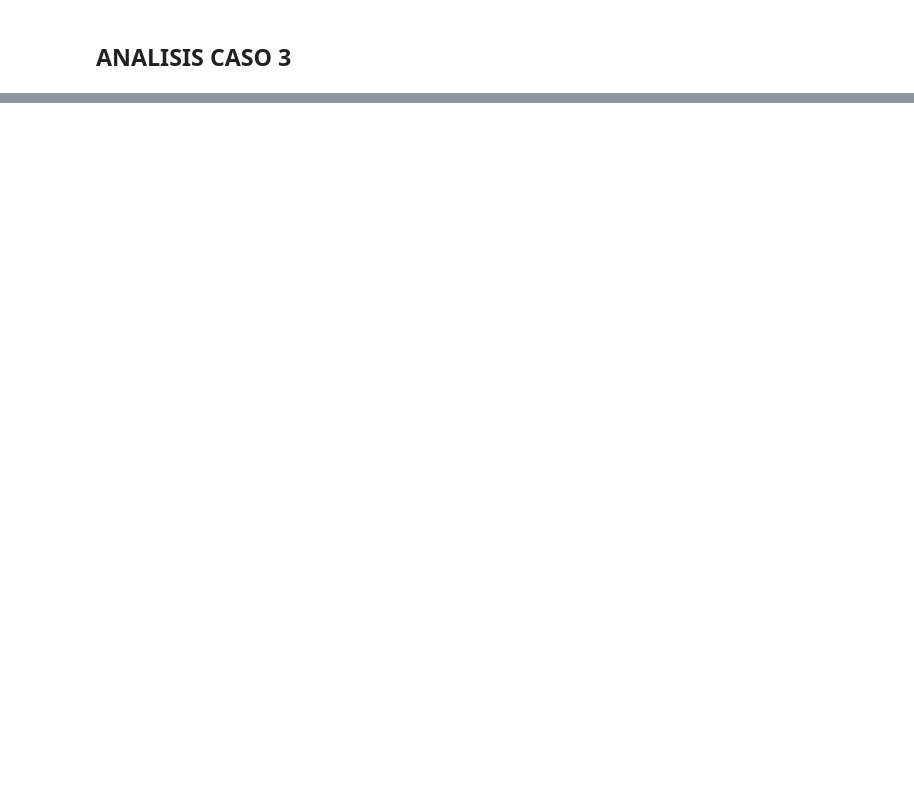
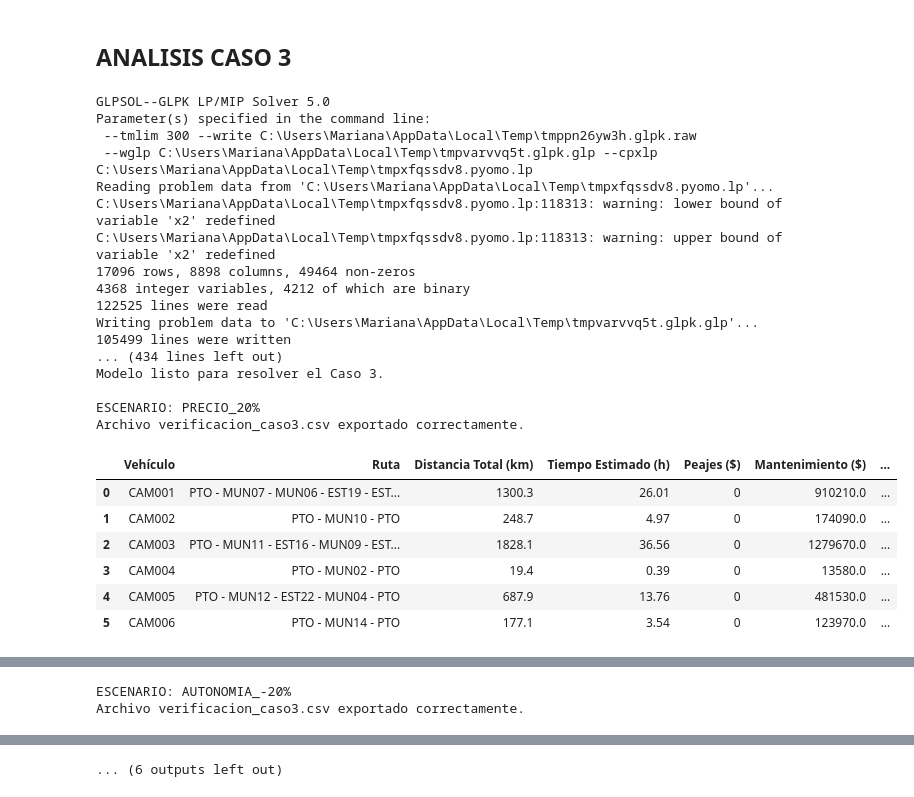
Before and after one commit to gabrielaeescobar/MOS-Proyecto, a Jupyter notebook: caso3.ipynb, the cells around one changed output, grey strips where cells are left out. Cells and saved outputs as stored; diff of their text form; code cells hidden in the pictures; blank space fills up the shorter version.

```diff
--- a/caso3.ipynb
+++ b/caso3.ipynb
@@ -504,2 +630,73 @@ df_resumen = resumen_por_vehiculo(df, V_capacidad)
 # %% [markdown]
 ## ANALISIS CASO 3
+# %%
+def ejecutar_escenarios_sensibilidad(distancias, D_demanda, V_capacidad, V_autonomia, E_costo_base, L, D, E_base, V, costo_peaje):
+    escenarios = {}
+
+    # Escenario 1: Aumento de precio en estaciones clave
+    E_costo_1 = E_costo_base.copy()
+    for est in [2, 3]:
+        est_id = list(E_base)[est - 1] if len(E_base) >= est else None
+        if est_id: E_costo_1[est_id] *= 1.2
+    modelo_1 = construir_y_resolver_modelo(distancias, D_demanda, V_capacidad, V_autonomia, E_costo_1, L, D, E_base, V, costo_peaje)
+    escenarios['precio_20%'] = modelo_1
+
+    # Escenario 2: Reducción en autonomía
+    V_autonomia_2 = {k: int(val * 0.8) for k, val in V_autonomia.items()}
+    modelo_2 = construir_y_resolver_modelo(distancias, D_demanda, V_capacidad, V_autonomia_2, E_costo_base, L, D, E_base, V, costo_peaje)
+    escenarios['autonomia_-20%'] = modelo_2
+
+    # Escenario 3: Exclusión de estaciones estratégicas
+    E_sin_estrategicas = [e for i, e in enumerate(E_base) if i+1 not in [2, 3]]
+    modelo_3 = construir_y_resolver_modelo(distancias, D_demanda, V_capacidad, V_autonomia, E_costo_base, L, D, E_sin_estrategicas, V, costo_peaje)
+    escenarios['sin_est_estrategicas'] = modelo_3
+
+    return escenarios
+
+
+    # ----------------------------
+# Función para visualizar resumen y mapas por escenario
+# ----------------------------
+
+def mostrar_resultados_escenario(nombre, model, distancias, D_demanda, V_capacidad, V_autonomia, E_costo, L, D, E, V, costo_peaje):
+    print(f"\nESCENARIO: {nombre.upper()}")
+    df_escenario = exportar_resultados_vehiculos_case3(model, distancias, D_demanda, V_capacidad, V_autonomia, E_costo, L, D, E, V, costo_peaje)
+    df_resumen = resumen_por_vehiculo(df_escenario, V_capacidad)
+    visualizar_rutas_en_mapa(df_escenario, locations_csv)
+    return df_resumen
+
+# ----------------------------
+# Ejecutar análisis completo de sensibilidad
+# ----------------------------
+
+escenarios = ejecutar_escenarios_sensibilidad(distancias, D_demanda, V_capacidad, V_autonomia, E_costo, L, D, E, V, costo_peaje)
+
+resumen_sensibilidad = {}
+for nombre, modelo in escenarios.items():
+    resumen = mostrar_resultados_escenario(nombre, modelo, distancias, D_demanda, V_capacidad, V_autonomia, E_costo, L, D, E, V, costo_peaje)
+    resumen_sensibilidad[nombre] = resumen
+# %% [output]
+GLPSOL--GLPK LP/MIP Solver 5.0
+Parameter(s) specified in the command line:
+ --tmlim 300 --write C:\Users\Mariana\AppData\Local\Temp\tmppn26yw3h.glpk.raw
+ --wglp C:\Users\Mariana\AppData\Local\Temp\tmpvarvvq5t.glpk.glp --cpxlp C:\Users\Mariana\AppData\Local\Temp\tmpxfqssdv8.pyomo.lp
+Reading problem data from 'C:\Users\Mariana\AppData\Local\Temp\tmpxfqssdv8.pyomo.lp'...
+C:\Users\Mariana\AppData\Local\Temp\tmpxfqssdv8.pyomo.lp:118313: warning: lower bound of variable 'x2' redefined
+C:\Users\Mariana\AppData\Local\Temp\tmpxfqssdv8.pyomo.lp:118313: warning: upper bound of variable 'x2' redefined
+17096 rows, 8898 columns, 49464 non-zeros
+4368 integer variables, 4212 of which are binary
+122525 lines were read
+Writing problem data to 'C:\Users\Mariana\AppData\Local\Temp\tmpvarvvq5t.glpk.glp'...
+105499 lines were written
+... (434 lines left out)
+Modelo listo para resolver el Caso 3.
+
+ESCENARIO: PRECIO_20%
+Archivo verificacion_caso3.csv exportado correctamente.
+|  | Vehículo | Ruta | Distancia Total (km) | Tiempo Estimado (h) | Peajes ($) | Mantenimiento ($) | ... |
+| 0 | CAM001 | PTO - MUN07 - MUN06 - EST19 - EST... | 1300.3 | 26.01 | 0 | 910210.0 | ... |
+| 1 | CAM002 | PTO - MUN10 - PTO | 248.7 | 4.97 | 0 | 174090.0 | ... |
+| 2 | CAM003 | PTO - MUN11 - EST16 - MUN09 - EST... | 1828.1 | 36.56 | 0 | 1279670.0 | ... |
+| 3 | CAM004 | PTO - MUN02 - PTO | 19.4 | 0.39 | 0 | 13580.0 | ... |
+| 4 | CAM005 | PTO - MUN12 - EST22 - MUN04 - PTO | 687.9 | 13.76 | 0 | 481530.0 | ... |
+| 5 | CAM006 | PTO - MUN14 - PTO | 177.1 | 3.54 | 0 | 123970.0 | ... |
@@ -505,0 +709,2 @@ df_resumen = resumen_por_vehiculo(df, V_capacidad)
+ESCENARIO: AUTONOMIA_-20%
+Archivo verificacion_caso3.csv exportado correctamente.
@@ -505,0 +720 @@ df_resumen = resumen_por_vehiculo(df, V_capacidad)
+... (6 outputs left out)
```
Also changed, not shown: parts of 13 cells of this notebook.
